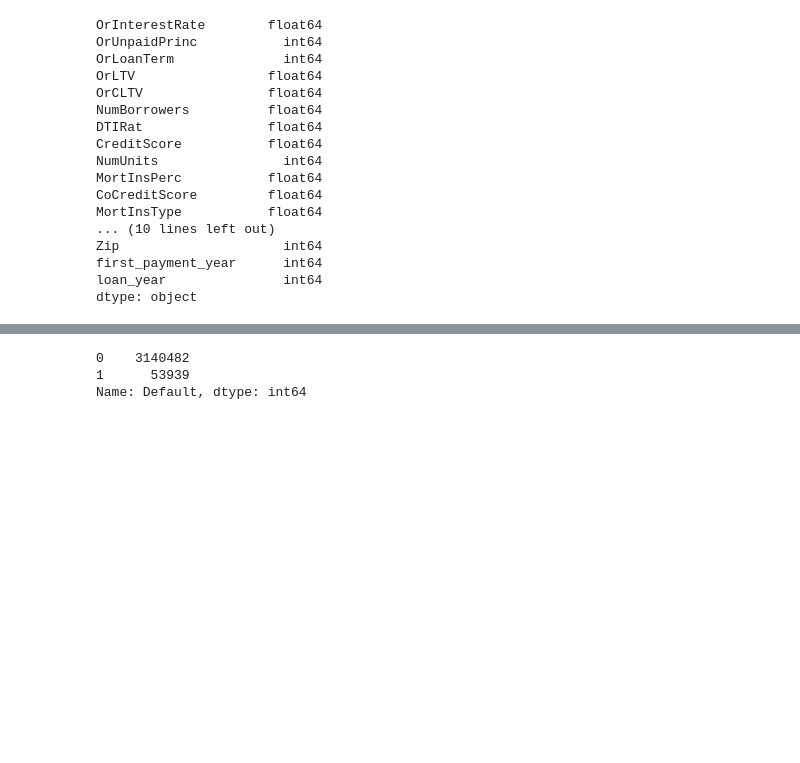
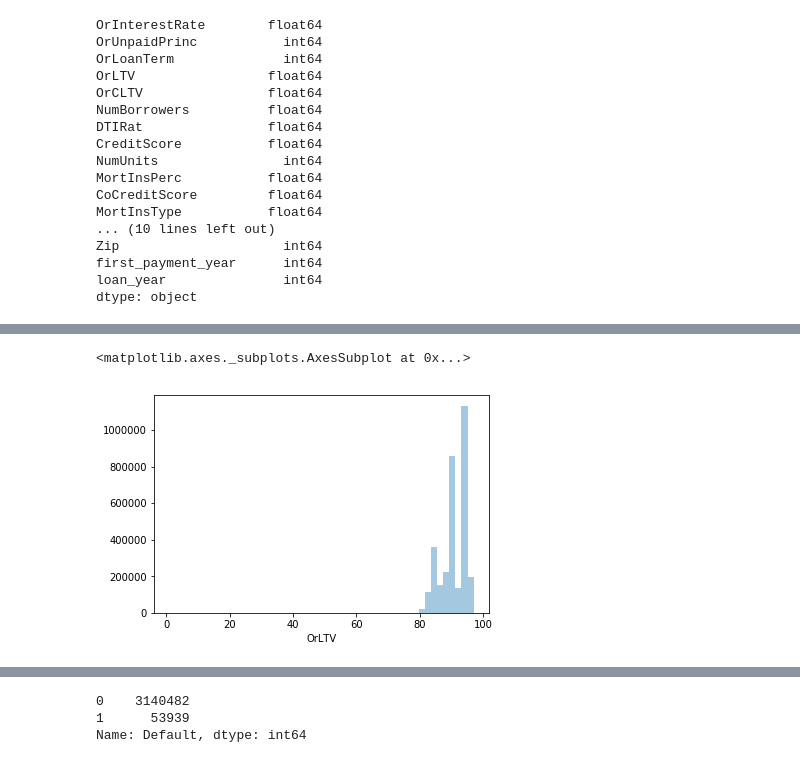
Before and after one commit to YD-Qi/Fannie-Mae-Loan-Project, a Jupyter notebook: Exploratory Data Analysis.ipynb, the cells around one changed output, grey strips where cells are left out. Cells and saved outputs as stored; diff of their text form; code cells hidden in the pictures; blank space fills up the shorter version.

```diff
--- a/Exploratory Data Analysis.ipynb
+++ b/Exploratory Data Analysis.ipynb
@@ -53,0 +108,5 @@ df["loan_year"]=df["loan_year"].astype("category")
+# %%
+sns.distplot(df['OrLTV'], kde=False)
+# %% [output]
+<matplotlib.axes._subplots.AxesSubplot at 0x...>
+[figure, added]
```
Also changed, not shown: parts of 32 cells of this notebook, 1 other file.
